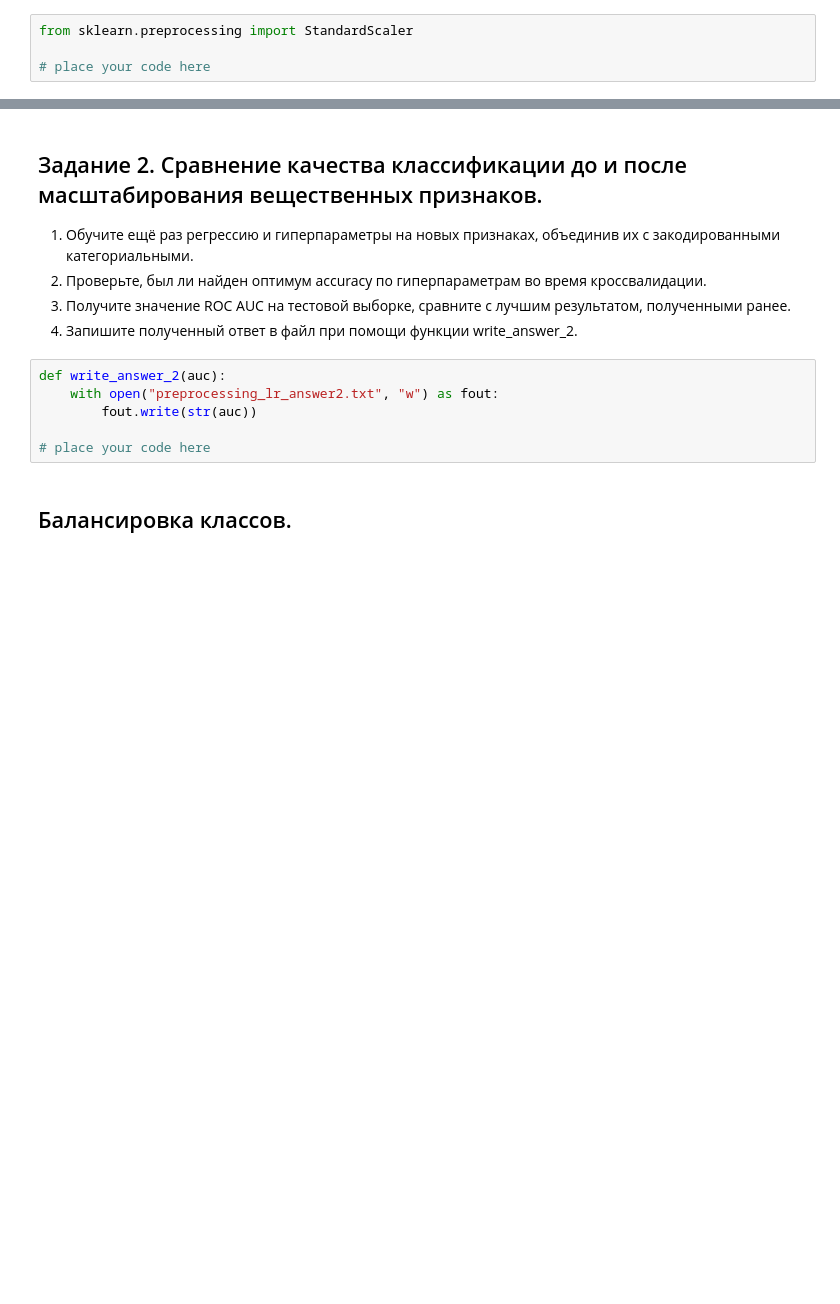
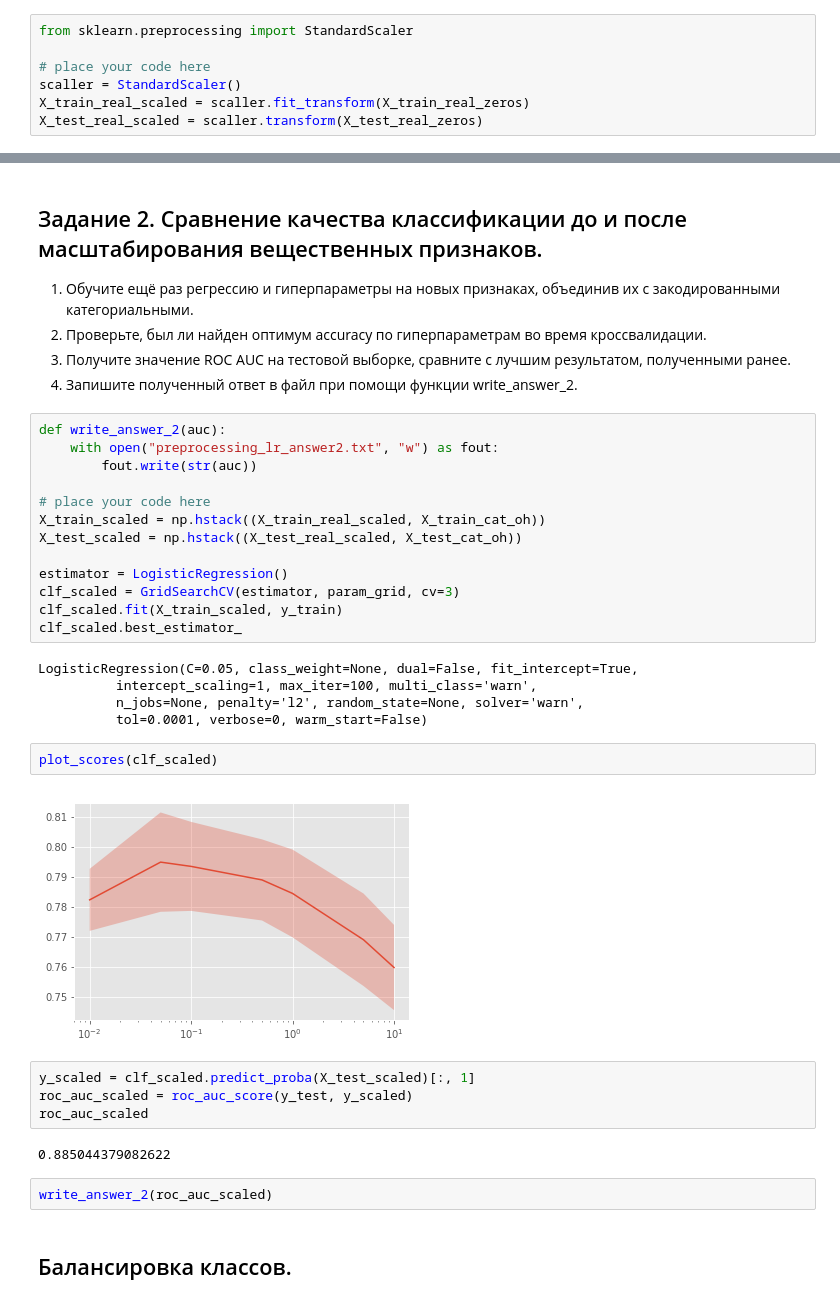
Before and after one commit to Alisa-Shabalina/yandex_ml_specialization, a Jupyter notebook: course_2/week_3/Preprocessing_LR_Coursera.ipynb, the cells around one changed output, grey strips where cells are left out. Cells and saved outputs as stored; diff of their text form; blank space fills up the shorter version.

```diff
--- a/course_2/week_3/Preprocessing_LR_Coursera.ipynb
+++ b/course_2/week_3/Preprocessing_LR_Coursera.ipynb
@@ -302,6 +384,9 @@ $$ x^{scaled}_{id} = \dfrac{x_{id} - \mu_d}{\sigma_d}, \quad \mu_d = \frac{1}{N}
 from sklearn.preprocessing import StandardScaler
 
 # place your code here
+scaller = StandardScaler()
+X_train_real_scaled = scaller.fit_transform(X_train_real_zeros)
+X_test_real_scaled = scaller.transform(X_test_real_zeros)
 # %% [markdown]
 ## Сравнение признаковых пространств.
 # %% [markdown]
@@ -325,6 +412,30 @@ def write_answer_2(auc):
         fout.write(str(auc))
 
 # place your code here
+X_train_scaled = np.hstack((X_train_real_scaled, X_train_cat_oh))
+X_test_scaled = np.hstack((X_test_real_scaled, X_test_cat_oh))
+
+estimator = LogisticRegression()
+clf_scaled = GridSearchCV(estimator, param_grid, cv=3)
+clf_scaled.fit(X_train_scaled, y_train)
+clf_scaled.best_estimator_
+# %% [output]
+LogisticRegression(C=0.05, class_weight=None, dual=False, fit_intercept=True,
+          intercept_scaling=1, max_iter=100, multi_class='warn',
+          n_jobs=None, penalty='l2', random_state=None, solver='warn',
+          tol=0.0001, verbose=0, warm_start=False)
+# %%
+plot_scores(clf_scaled)
+# %% [output]
+[figure, added]
+# %%
+y_scaled = clf_scaled.predict_proba(X_test_scaled)[:, 1]
+roc_auc_scaled = roc_auc_score(y_test, y_scaled)
+roc_auc_scaled
+# %% [output]
+0.885044379082622
+# %%
+write_answer_2(roc_auc_scaled)
 # %% [markdown]
 ## Балансировка классов.
 # %% [markdown]
```
Also changed, not shown: parts of 52 cells of this notebook, 8 other files.
